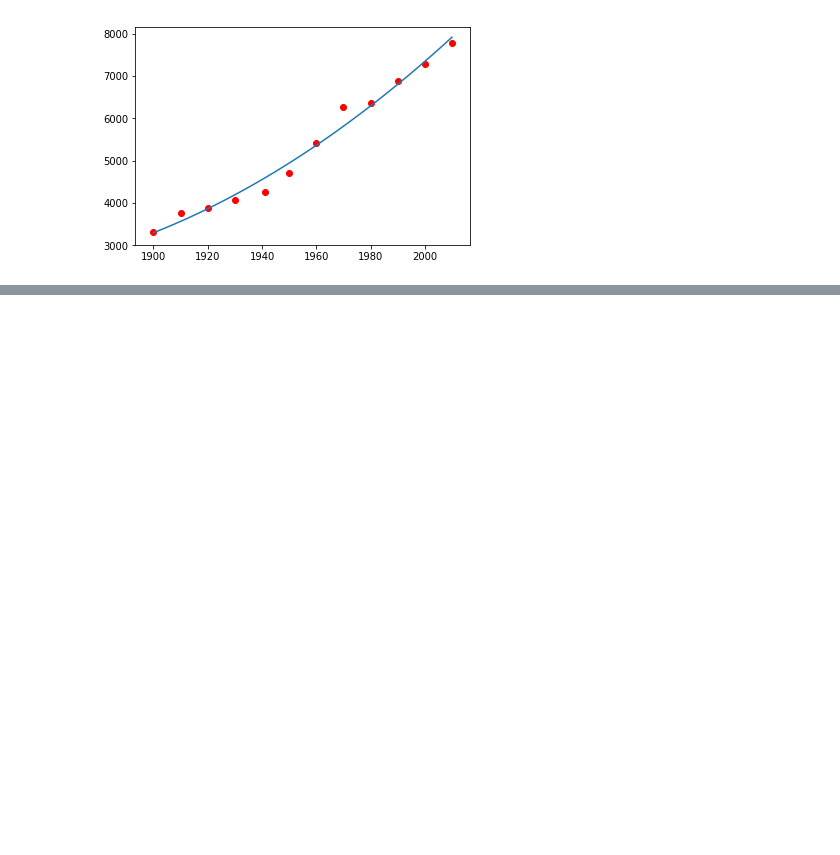
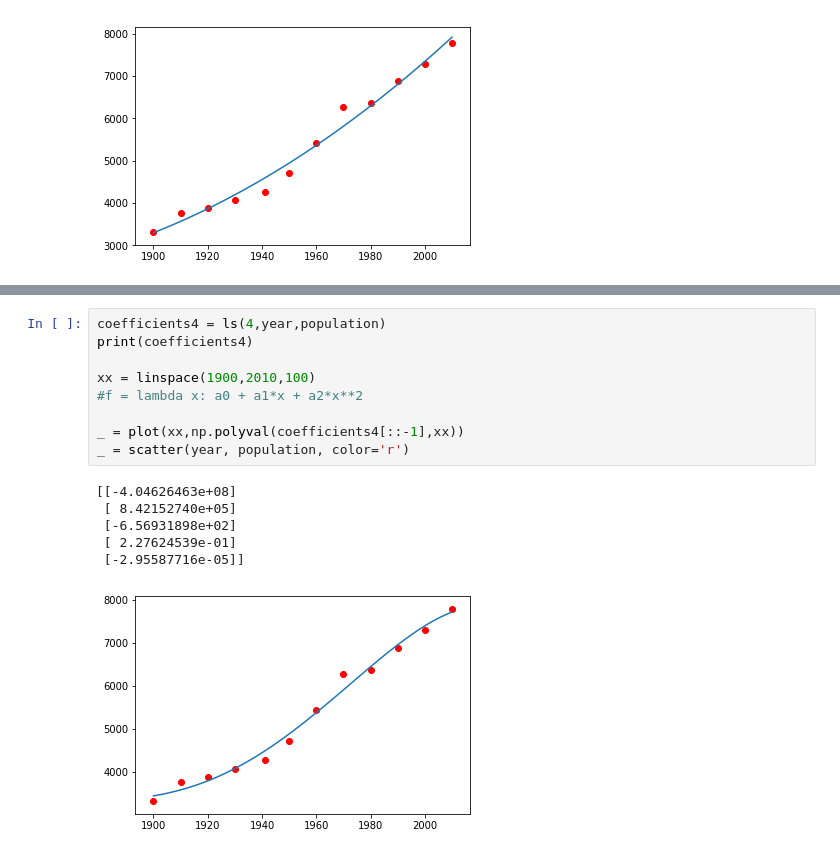
Before and after one commit to martinateruzzi/P1.4_seed, a Jupyter notebook: notes/05b_least_squares.ipynb, the cells around one changed output, grey strips where cells are left out. Cells and saved outputs as stored; diff of their text form; blank space fills up the shorter version.

```diff
--- a/notes/05b_least_squares.ipynb
+++ b/notes/05b_least_squares.ipynb
@@ -118,0 +133,16 @@ _ = scatter(year, population, color='r')
+# %%
+coefficients4 = ls(4,year,population)
+print(coefficients4)
+
+xx = linspace(1900,2010,100)
+#f = lambda x: a0 + a1*x + a2*x**2
+
+_ = plot(xx,np.polyval(coefficients4[::-1],xx))
+_ = scatter(year, population, color='r')
+# %% [output]
+[[-4.04626463e+08]
+ [ 8.42152740e+05]
+ [-6.56931898e+02]
+ [ 2.27624539e-01]
+ [-2.95587716e-05]]
+[figure, added]
```
Also changed, not shown: parts of 14 cells of this notebook.
